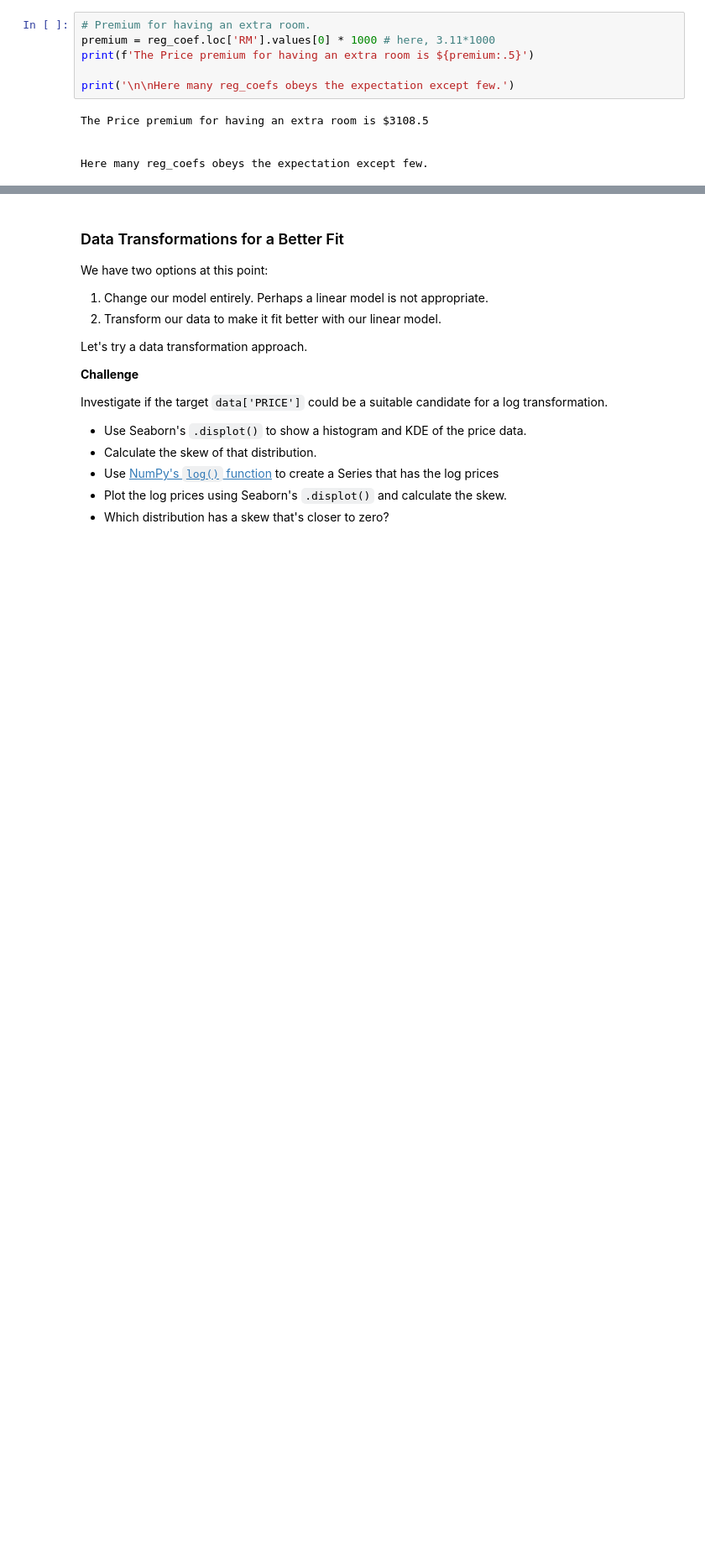
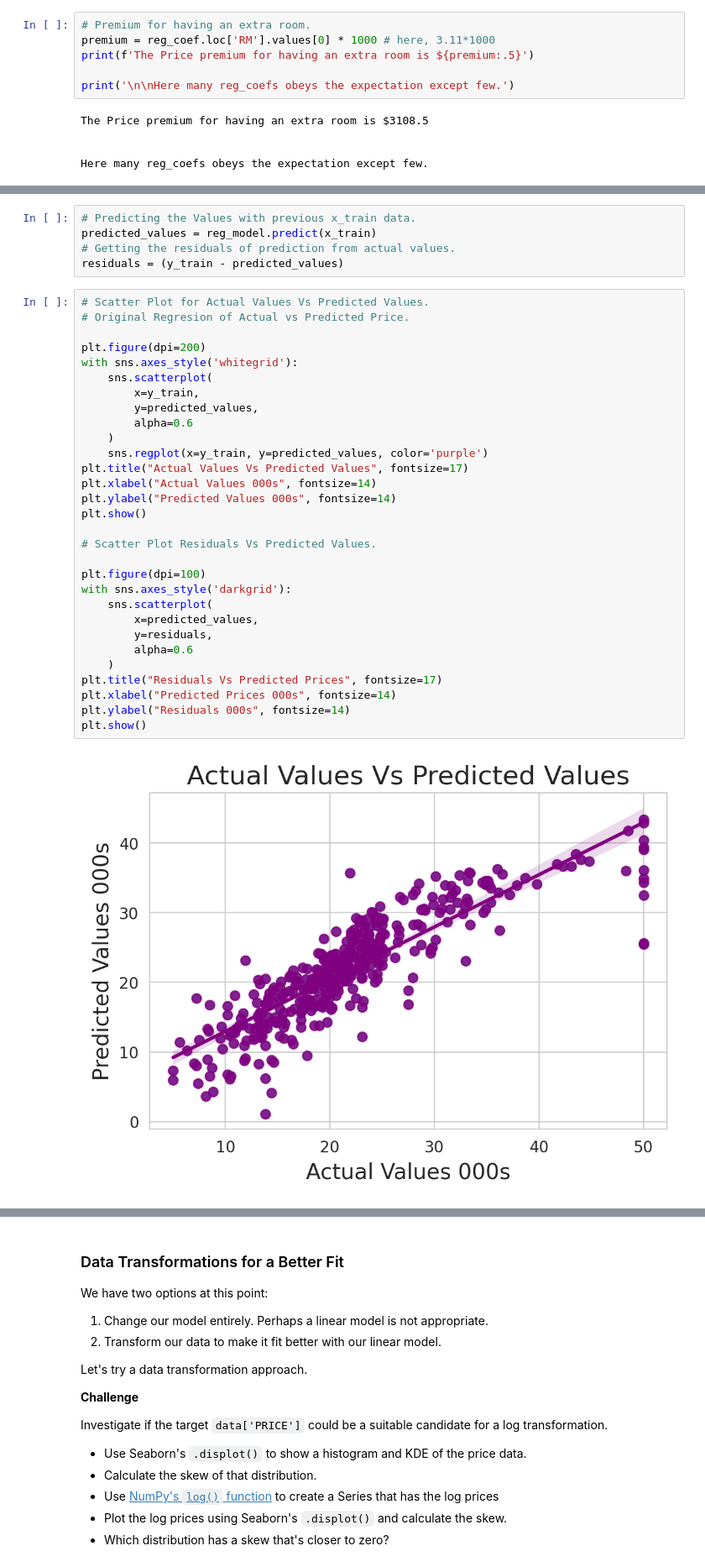
Before and after one commit to DarkDk123/House-valuation-model, a Jupyter notebook: Multivariable_Regression_and_Valuation_Model_(start).ipynb, the cells around one changed output, grey strips where cells are left out. Shown at 84% size. Drawn from its saved outputs; the diff is of its cells as text; blank space fills up the shorter version.

Commit message:
Calculated estimated values & Residuals

```diff
--- a/Multivariable_Regression_and_Valuation_Model_(start).ipynb
+++ b/Multivariable_Regression_and_Valuation_Model_(start).ipynb
@@ -677,3 +677,40 @@ The cyan line in the middle shows `y_train` against `y_train`. If the prediction
 The second plot should be the residuals against the predicted prices. Here's what we're looking for:
 
 <img src=https://i.imgur.com/HphsBsj.png height=350>
+# %%
+# Predicting the Values with previous x_train data.
+predicted_values = reg_model.predict(x_train)
+# Getting the residuals of prediction from actual values.
+residuals = (y_train - predicted_values)
+# %%
+# Scatter Plot for Actual Values Vs Predicted Values.
+# Original Regresion of Actual vs Predicted Price.
+
+plt.figure(dpi=200)
+with sns.axes_style('whitegrid'):
+    sns.scatterplot(
+        x=y_train,
+        y=predicted_values,
+        alpha=0.6
+    )
+    sns.regplot(x=y_train, y=predicted_values, color='purple')
+plt.title("Actual Values Vs Predicted Values", fontsize=17)
+plt.xlabel("Actual Values 000s", fontsize=14)
+plt.ylabel("Predicted Values 000s", fontsize=14)
+plt.show()
+
+# Scatter Plot Residuals Vs Predicted Values.
+
+plt.figure(dpi=100)
+with sns.axes_style('darkgrid'):
+    sns.scatterplot(
+        x=predicted_values,
+        y=residuals,
+        alpha=0.6
+    )
+plt.title("Residuals Vs Predicted Prices", fontsize=17)
+plt.xlabel("Predicted Prices 000s", fontsize=14)
+plt.ylabel("Residuals 000s", fontsize=14)
+plt.show()
+# %% [output]
+[figure, added]
```
Also changed, not shown: parts of 6 cells of this notebook.
